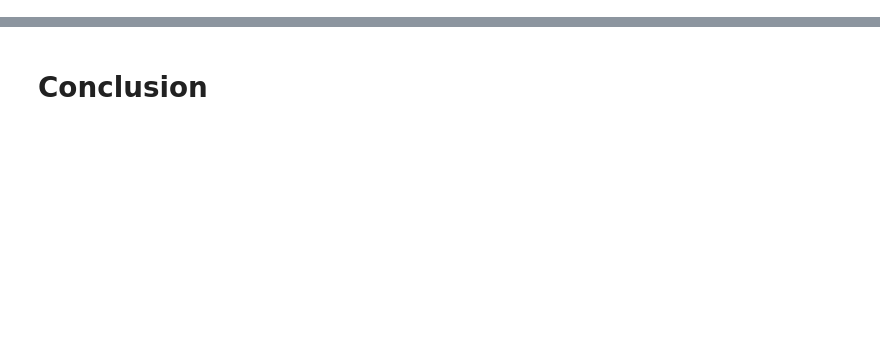
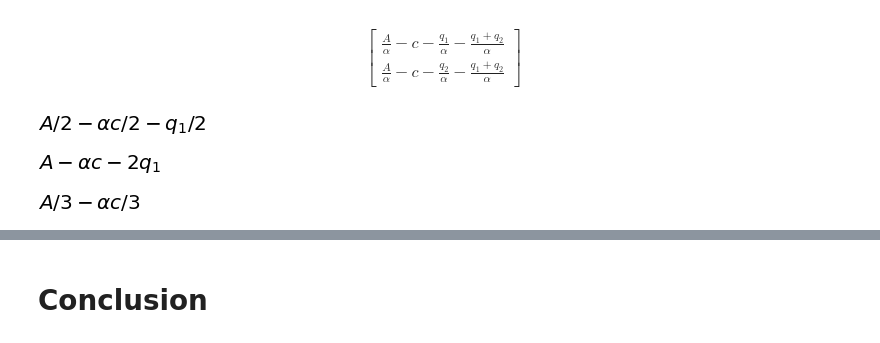
Before and after one commit to NumEconCopenhagen/projects-2019-peter-larsens-kaffe-m-havre, a Jupyter notebook: modelproject/modelproject.ipynb, the cells around one changed output, grey strips where cells are left out. Cells and saved outputs as stored; diff of their text form; code cells hidden in the pictures; blank space fills up the shorter version.

```diff
--- a/modelproject/modelproject.ipynb
+++ b/modelproject/modelproject.ipynb
@@ -24,0 +213,32 @@ First we define all **symbols**:
+# %%
+# Defining variables;
+A = sm.symbols('A') # Constant in Q(p)
+q1 = sm.symbols('q1') # Firm 1's output
+q2 = sm.symbols('q2') # Firm 2's output
+c = sm.symbols('c') # Contant cost
+alpha=sm.symbols('alpha') # Slope coefficient in Q(p)
+
+Pi1 = (A/alpha-1/alpha*(q1+q2))*q1-c*q1 # Firm 1's profit function
+
+Pi2 = (A/alpha-1/alpha*(q1+q2))*q2-c*q2 # Frim 2's profit function
+
+F1 = sm.diff(Pi1,q1) # Take the first order condition for firm 1
+F2 = sm.diff(Pi2,q2) # Take the first order condition for firm 2
+sm.Matrix([F1,F2]) # Prints the first order conditions
+# %% [output]
+$$\left[\begin{matrix}\frac{A}{\alpha} - c - \frac{q_{1}}{\alpha} - \frac{q_{1} + q_{2}}{\alpha}\\\frac{A}{\alpha} - c - \frac{q_{2}}{\alpha} - \frac{q_{1} + q_{2}}{\alpha}\end{matrix}\right]$$
+# %%
+Cq2 = sm.solve(F2,q2)[0] # Solves Firm 2's FOC for q2.
+Cq2
+# %% [output]
+[figure, added]
+# %%
+Cq1 = sm.solve(F1,q2)[0] # Solves Firm 1's FOC for q2.
+Cq1
+# %% [output]
+[figure, added]
+# %%
+CON=sm.solve(Cq1-Cq2,q1)[0] # In Eq Cq1=Cq2, so solve  Cq1=Cq2=0 for q1
+CON
+# %% [output]
+[figure, added]
```
Also changed, not shown: parts of 77 cells of this notebook.
